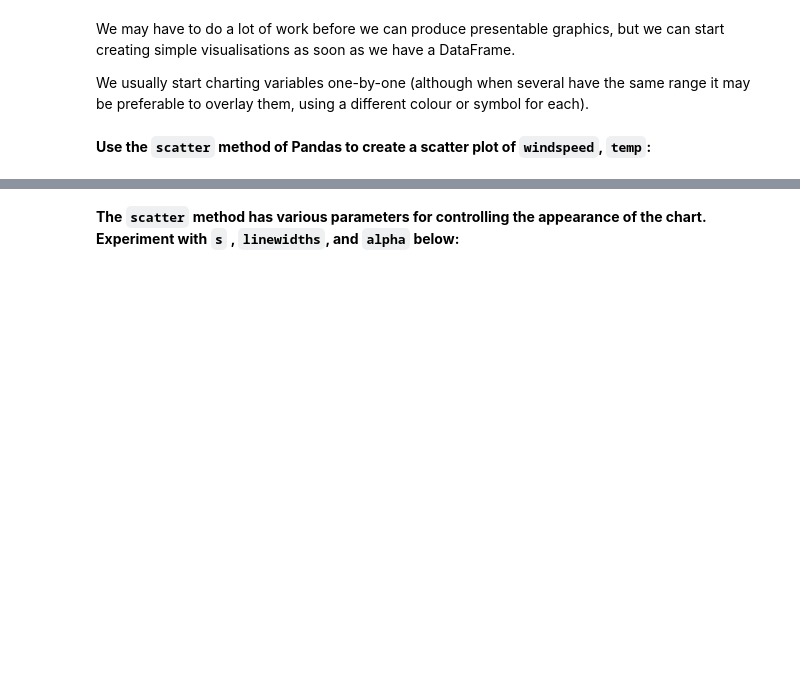
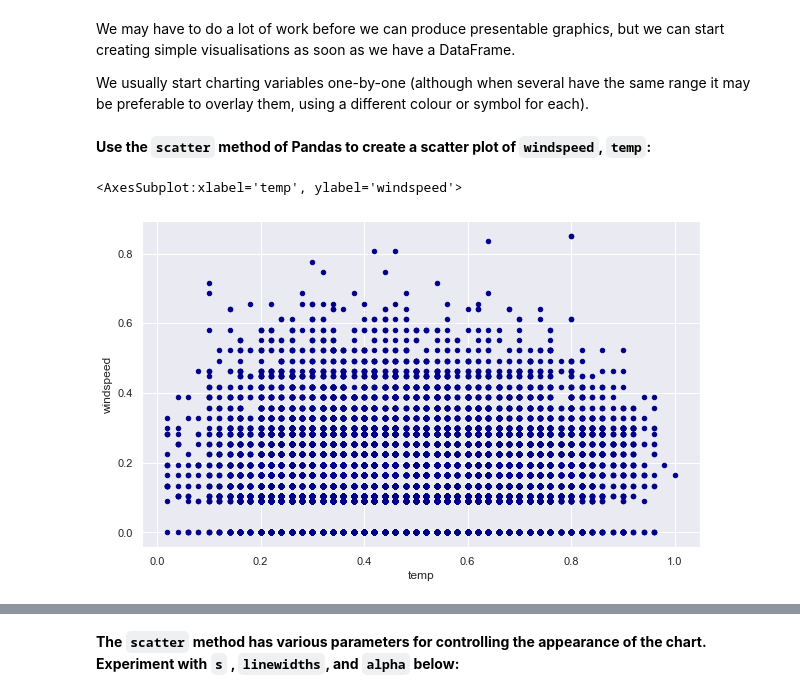
Before and after one commit to cliviaK/IOD, a Jupyter notebook: Jupyter_lab/Module2/Lab 2-20220526T110030Z-001/Lab 2/IOD_Lab 2.1.2.ipynb, the cells around one changed output, grey strips where cells are left out. Cells and saved outputs as stored; diff of their text form; code cells hidden in the pictures; blank space fills up the shorter version.

```diff
--- a/Jupyter_lab/Module2/Lab 2-20220526T110030Z-001/Lab 2/IOD_Lab 2.1.2.ipynb
+++ b/Jupyter_lab/Module2/Lab 2-20220526T110030Z-001/Lab 2/IOD_Lab 2.1.2.ipynb
@@ -35,0 +38,4 @@ We actually start profiling the data when we first load it and check for input e
+# %%
+path = r'D:\IOD\Data\Datasets 1\bikeshare.csv'
+bikes = pd.read_csv(path)
+print(bikes)
@@ -51,0 +90,6 @@ We usually start charting variables one-by-one (although when several have the s
+# %%
+#ANSWER
+bikes.plot.scatter(x='temp',y='windspeed',c='DarkBlue')
+# %% [output]
+<AxesSubplot:xlabel='temp', ylabel='windspeed'>
+[figure, added]
```
Also changed, not shown: parts of 69 cells of this notebook, 14 other files.
